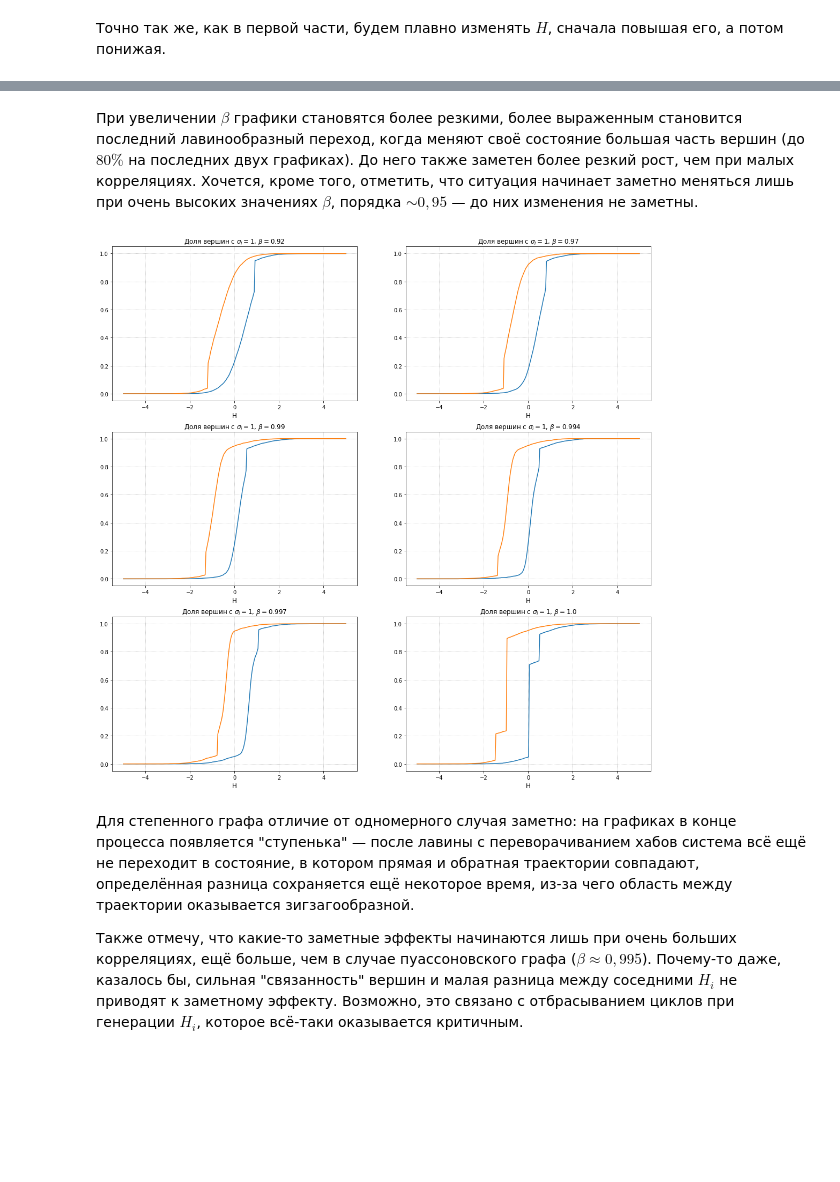
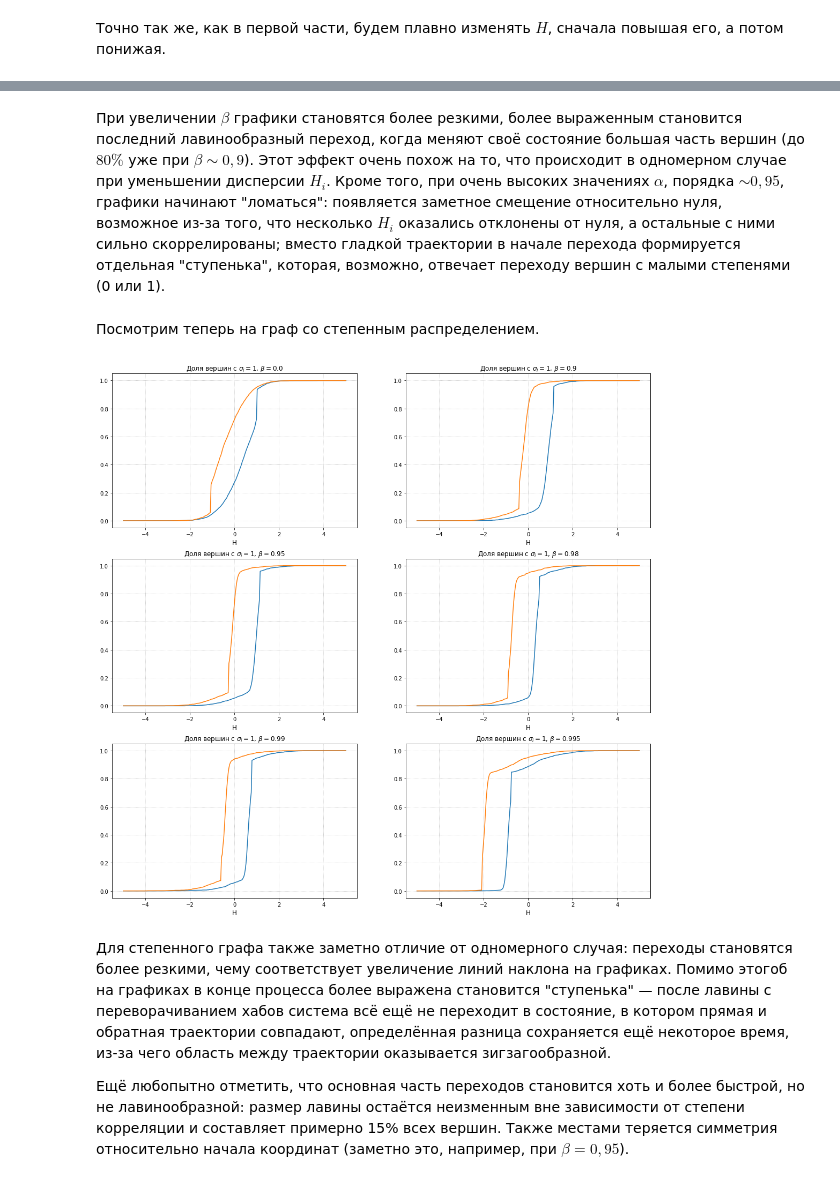
Before and after one commit to alexicon33/Ising-model, a Jupyter notebook: Code/Корреляции между H_i.ipynb, the cells around one changed output, grey strips where cells are left out. Saved outputs shown, nothing was run; the diff lists cells and outputs as text; code cells hidden in the pictures; blank space fills up the shorter version.

```diff
--- a/Code/Корреляции между H_i.ipynb
+++ b/Code/Корреляции между H_i.ipynb
@@ -32,12 +31,12 @@ sys.setrecursionlimit(10 ** 5)
 # %%
-N = 10000
+N = 5000
 l = 4
 J = 0.5
 alpha = 2.185
 G_Poisson = RandomGraph(N, sps.poisson(l))
 G_zipf = RandomGraph(N, sps.zipf(alpha))
 # %%
-beta_grid = np.array([0.925, 0.95, 0.97, 0.98, 0.99, 1.0])
+beta_grid = np.array([0, 0.9, 0.95, 0.98, 0.99, 0.995])
 H_max = 4
 H_grid = np.linspace(-H_max, H_max, 300)
 # %% [markdown]
@@ -58,25 +57,25 @@ for index, beta in tqdm(enumerate(beta_grid)):
 # %% [markdown]
-При увеличении $\beta$ графики становятся более резкими, более выраженным становится последний лавинообразный переход, когда меняют своё состояние большая часть вершин (до $80 \%$ на последних двух графиках). До него также заметен более резкий рост, чем при малых корреляциях. Хочется, кроме того, отметить, что ситуация начинает заметно меняться лишь при очень высоких значениях $\beta$, порядка $\sim0{,}95$ — до них изменения не заметны.
+При увеличении $\beta$ графики становятся более резкими, более выраженным становится последний лавинообразный переход, когда меняют своё состояние большая часть вершин (до $80 \%$ уже при $\beta \sim 0{,}9$). Этот эффект очень похож на то, что происходит в одномерном случае при уменьшении дисперсии $H_i$. Кроме того, при очень высоких значениях $\alpha$, порядка $\sim 0{,}95$, графики начинают "ломаться": появляется заметное смещение относительно нуля, возможное из-за того, что несколько $H_i$ оказались отклонены от нуля, а остальные с ними сильно скоррелированы; вместо гладкой траектории в начале перехода формируется отдельная "ступенька", которая, возможно, отвечает переходу вершин с малыми степенями (0 или 1).
+# %% [markdown]
+Посмотрим теперь на граф со степенным распределением.
 # %%
-beta_grid = np.array([0.92, 0.97, 0.99, 0.994, 0.997, 1.0])
+beta_grid = np.array([0, 0.9, 0.95, 0.98, 0.99, 0.995])
 H_max = 5
 H_grid = np.linspace(-H_max, H_max, 300)
 # %%
 plt.figure(figsize=(18, 18))
-J = 0.5
 for index, beta in tqdm(enumerate(beta_grid)):
-    G_zipf.sample_correlated(beta)
     low_to_high, high_to_low = G_zipf.get_trajectories(J, H_grid, beta, 'multivariate_norm')
 
     plt.subplot(3, 2, index + 1)
     plt.plot(H_grid, low_to_high, label='при повышении H')
     plt.plot(np.flip(H_grid), high_to_low, label='при снижении H')
     plt.grid(ls=':')
     plt.xlabel('H', fontsize='large')
     plt.title(r'Доля вершин с $\sigma_i = 1$, $\beta = {0}$'.format(round(beta, 3)))
 # %% [output]
-[figure, old version]
+[figure, new version]
 # %% [markdown]
-Для степенного графа отличие от одномерного случая заметно: на графиках в конце процесса появляется "ступенька" — после лавины с переворачиванием хабов система всё ещё не переходит в состояние, в котором прямая и обратная траектории совпадают, определённая разница сохраняется ещё некоторое время, из-за чего область между траектории оказывается зигзагообразной.
+Для степенного графа также заметно отличие от одномерного случая: переходы становятся более резкими, чему соответствует увеличение линий наклона на графиках. Помимо этогоб на графиках в конце процесса более выражена становится "ступенька" — после лавины с переворачиванием хабов система всё ещё не переходит в состояние, в котором прямая и обратная траектории совпадают, определённая разница сохраняется ещё некоторое время, из-за чего область между траектории оказывается зигзагообразной.
 
-Также отмечу, что какие-то заметные эффекты начинаются лишь при очень больших корреляциях, ещё больше, чем в случае пуассоновского графа ($\beta \approx 0{,}995$). Почему-то даже, казалось бы, сильная "связанность" вершин и малая разница между соседними $H_i$ не приводят к заметному эффекту. Возможно, это связано с отбрасыванием циклов при генерации $H_i$, которое всё-таки оказывается критичным.
+Ещё любопытно отметить, что основная часть переходов становится хоть и более быстрой, но не лавинообразной: размер лавины остаётся неизменным вне зависимости от степени корреляции и составляет примерно 15% всех вершин. Также местами теряется симметрия относительно начала координат (заметно это, например, при $\beta = 0{,}95$).
```
Also changed, not shown: parts of 14 cells of this notebook, 1 other file.
